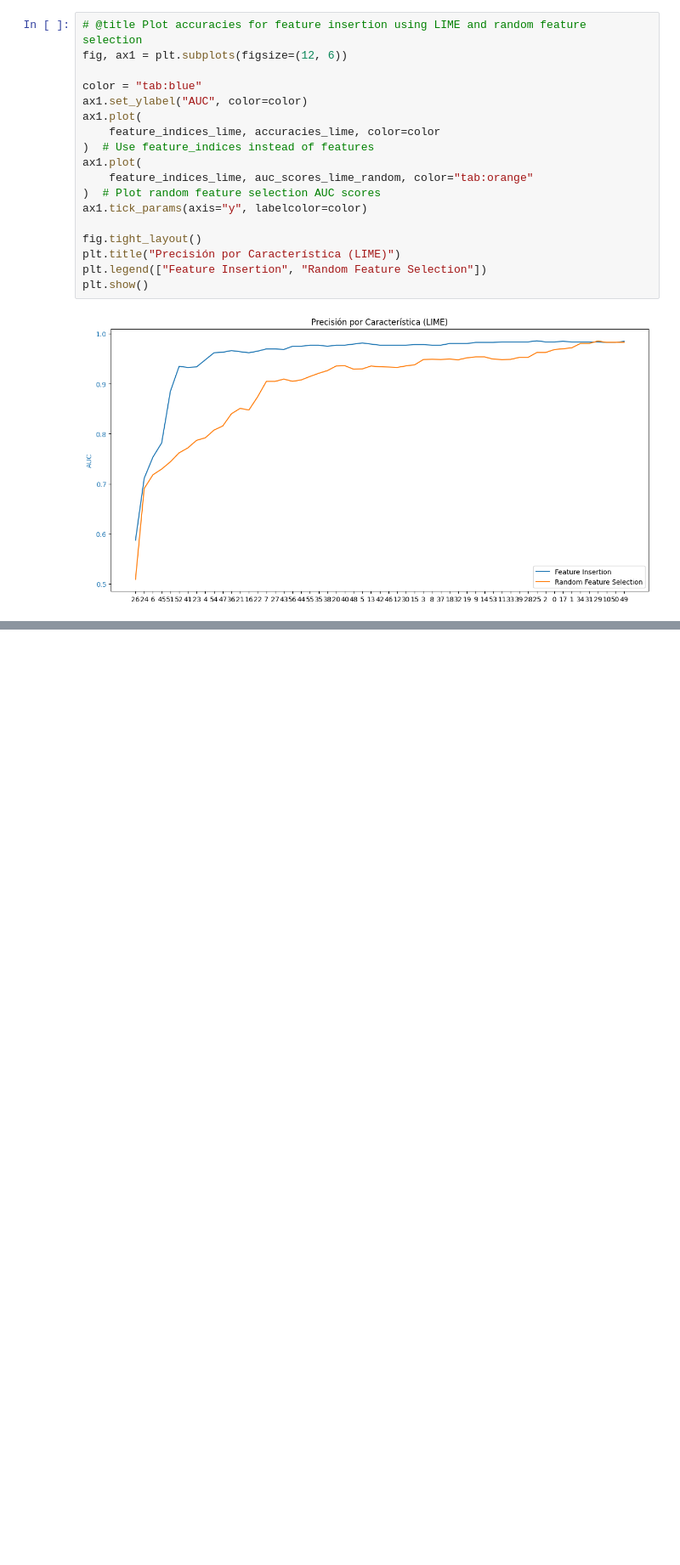
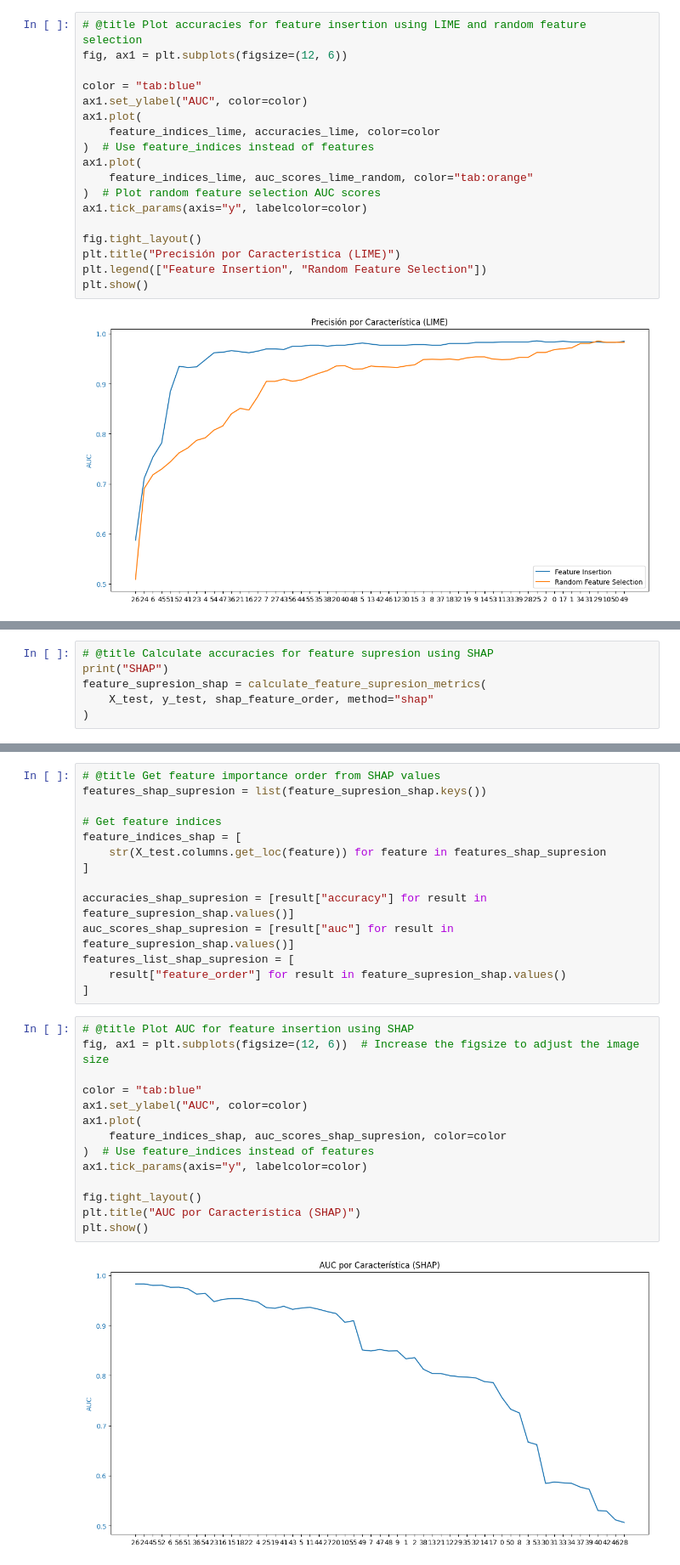
Before and after one commit to DavidGonzalezFernandez/XAI_exercises, a Jupyter notebook: Activities/Activity4/Activity_4.ipynb, the cells around one changed output, grey strips where cells are left out. Shown at 85% size. Drawn from its saved outputs; the diff is of its cells as text; blank space fills up the shorter version.

Commit message:
Añadido supresion

```diff
--- a/Activities/Activity4/Activity_4.ipynb
+++ b/Activities/Activity4/Activity_4.ipynb
@@ -621,0 +653,6 @@ plt.show()
+# %%
+# @title Calculate accuracies for feature supresion using SHAP
+print("SHAP")
+feature_supresion_shap = calculate_feature_supresion_metrics(
+    X_test, y_test, shap_feature_order, method="shap"
+)
@@ -621,0 +677,30 @@ plt.show()
+# %%
+# @title Get feature importance order from SHAP values
+features_shap_supresion = list(feature_supresion_shap.keys())
+
+# Get feature indices
+feature_indices_shap = [
+    str(X_test.columns.get_loc(feature)) for feature in features_shap_supresion
+]
+
+accuracies_shap_supresion = [result["accuracy"] for result in feature_supresion_shap.values()]
+auc_scores_shap_supresion = [result["auc"] for result in feature_supresion_shap.values()]
+features_list_shap_supresion = [
+    result["feature_order"] for result in feature_supresion_shap.values()
+]
+# %%
+# @title Plot AUC for feature insertion using SHAP
+fig, ax1 = plt.subplots(figsize=(12, 6))  # Increase the figsize to adjust the image size
+
+color = "tab:blue"
+ax1.set_ylabel("AUC", color=color)
+ax1.plot(
+    feature_indices_shap, auc_scores_shap_supresion, color=color
+)  # Use feature_indices instead of features
+ax1.tick_params(axis="y", labelcolor=color)
+
+fig.tight_layout()
+plt.title("AUC por Característica (SHAP)")
+plt.show()
+# %% [output]
+[figure, added]
```
Also changed, not shown: parts of 17 cells of this notebook.
